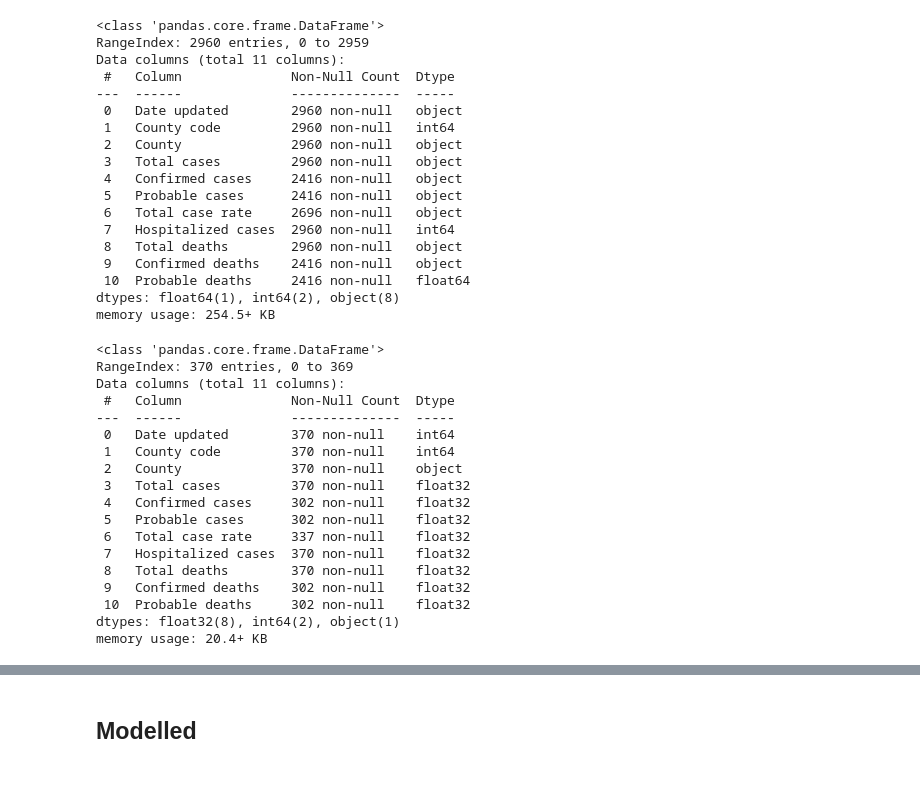
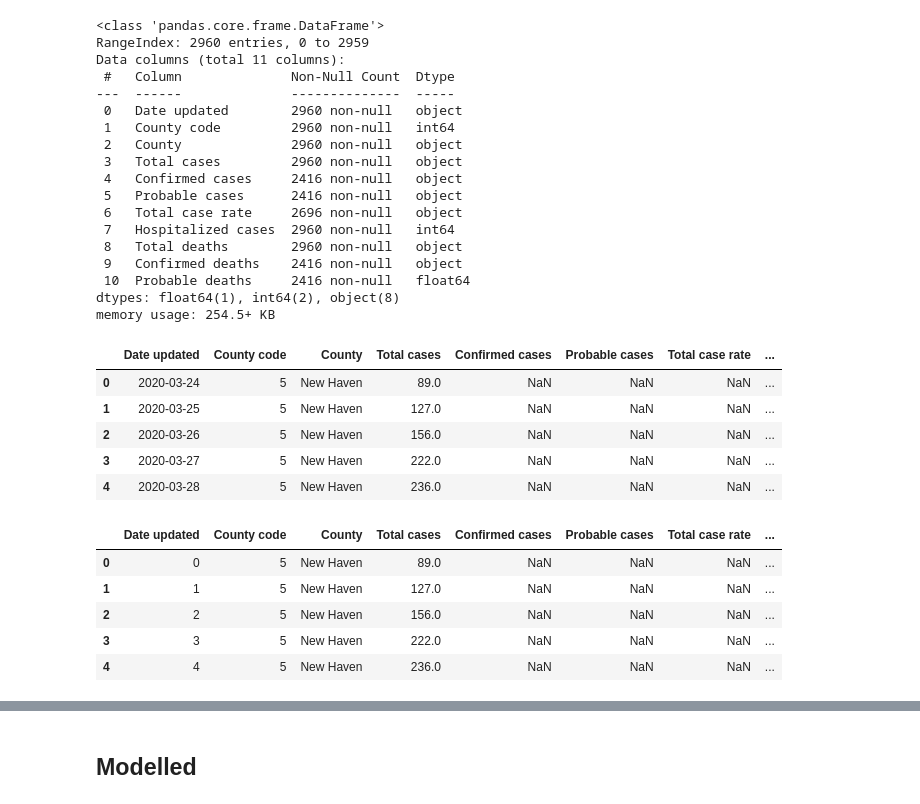
Before and after one commit to leo-pfeiffer/epi-sim, a Jupyter notebook: lib/experiments/4_model_validation.ipynb, the cells around one changed output, grey strips where cells are left out. Cells and saved outputs as stored; diff of their text form; code cells hidden in the pictures.

```diff
--- a/lib/experiments/4_model_validation.ipynb
+++ b/lib/experiments/4_model_validation.ipynb
@@ -73,6 +75,12 @@ covid = covid.astype(col_transform)
 # filter new haven county (code = 5)
 new_haven_covid = covid[covid["County code"] == 5].copy()
 new_haven_covid.reset_index(drop=True, inplace=True)
+
 new_haven_covid.head()
-
-start_date = new_haven_covid.loc[0, 'Date updated'].date()
+# %% [output]
+|  | Date updated | County code | County | Total cases | Confirmed cases | Probable cases | Total case rate | ... |
+| 0 | 2020-03-24 | 5 | New Haven | 89.0 | NaN | NaN | NaN | ... |
+| 1 | 2020-03-25 | 5 | New Haven | 127.0 | NaN | NaN | NaN | ... |
+| 2 | 2020-03-26 | 5 | New Haven | 156.0 | NaN | NaN | NaN | ... |
+| 3 | 2020-03-27 | 5 | New Haven | 222.0 | NaN | NaN | NaN | ... |
+| 4 | 2020-03-28 | 5 | New Haven | 236.0 | NaN | NaN | NaN | ... |
@@ -84,24 +90,12 @@ new_haven_covid['Date updated'] = new_haven_covid['Date updated'].apply(lambda x
 # %%
-new_haven_covid.info()
+new_haven_covid.head()
 # %% [output]
-<class 'pandas.core.frame.DataFrame'>
-RangeIndex: 370 entries, 0 to 369
-Data columns (total 11 columns):
- #   Column              Non-Null Count  Dtype
----  ------              --------------  -----
- 0   Date updated        370 non-null    int64
- 1   County code         370 non-null    int64
- 2   County              370 non-null    object
- 3   Total cases         370 non-null    float32
- 4   Confirmed cases     302 non-null    float32
- 5   Probable cases      302 non-null    float32
- 6   Total case rate     337 non-null    float32
- 7   Hospitalized cases  370 non-null    float32
- 8   Total deaths        370 non-null    float32
- 9   Confirmed deaths    302 non-null    float32
- 10  Probable deaths     302 non-null    float32
-dtypes: float32(8), int64(2), object(1)
-memory usage: 20.4+ KB
+|  | Date updated | County code | County | Total cases | Confirmed cases | Probable cases | Total case rate | ... |
+| 0 | 0 | 5 | New Haven | 89.0 | NaN | NaN | NaN | ... |
+| 1 | 1 | 5 | New Haven | 127.0 | NaN | NaN | NaN | ... |
+| 2 | 2 | 5 | New Haven | 156.0 | NaN | NaN | NaN | ... |
+| 3 | 3 | 5 | New Haven | 222.0 | NaN | NaN | NaN | ... |
+| 4 | 4 | 5 | New Haven | 236.0 | NaN | NaN | NaN | ... |
 # %%
 first_val = new_haven_covid.loc[0, 'Total cases']
 new_cases = new_haven_covid['Total cases'].diff().fillna(first_val).values.tolist()
```
Also changed, not shown: parts of 15 cells of this notebook.
